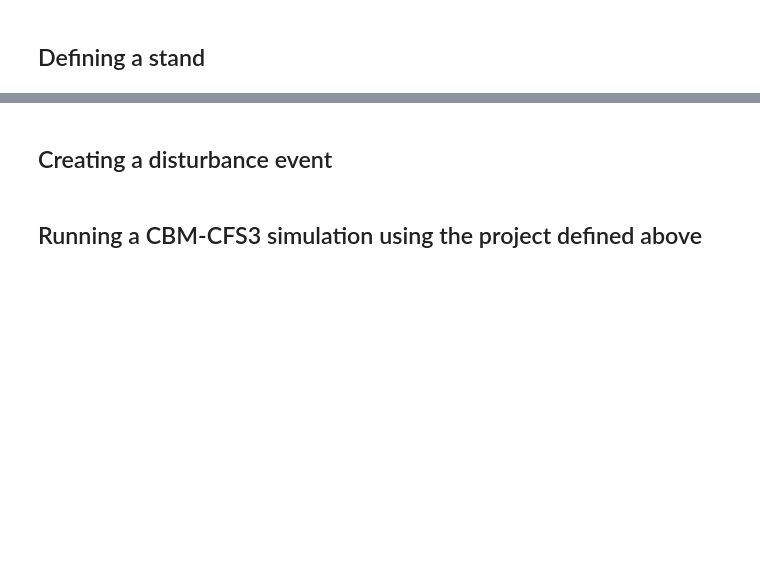
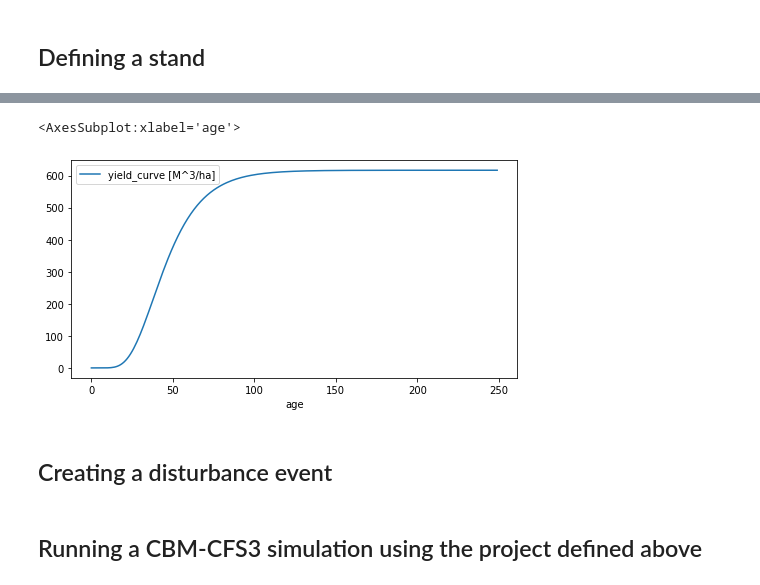
Before and after one commit to BlaneG/cbm3_examples, a Jupyter notebook: softwood-stochastic-disturbance-example.ipynb, the cells around one changed output, grey strips where cells are left out. Drawn from its saved outputs; the diff is of its cells as text; code cells hidden in the pictures; blank space fills up the shorter version.

```diff
--- a/softwood-stochastic-disturbance-example.ipynb
+++ b/softwood-stochastic-disturbance-example.ipynb
@@ -144 +120,9 @@ pd.DataFrame(
+# %%
+yield_curve = site_class_yield_curve(b1, b2, b3, b4, age)
+assert len(yield_curve <= end_age/step_size), "CBM-CFS3 does not accept yield curves greater than end_age/step_size"
+df = pd.DataFrame({"age": age, "yield_curve [M^3/ha]": yield_curve})
+df.groupby("age").sum().plot(figsize=(8, 4))
+# %% [output]
+<AxesSubplot:xlabel='age'>
+[figure, added]
 # %%
```
Also changed, not shown: parts of 29 cells of this notebook, 2 other files.
